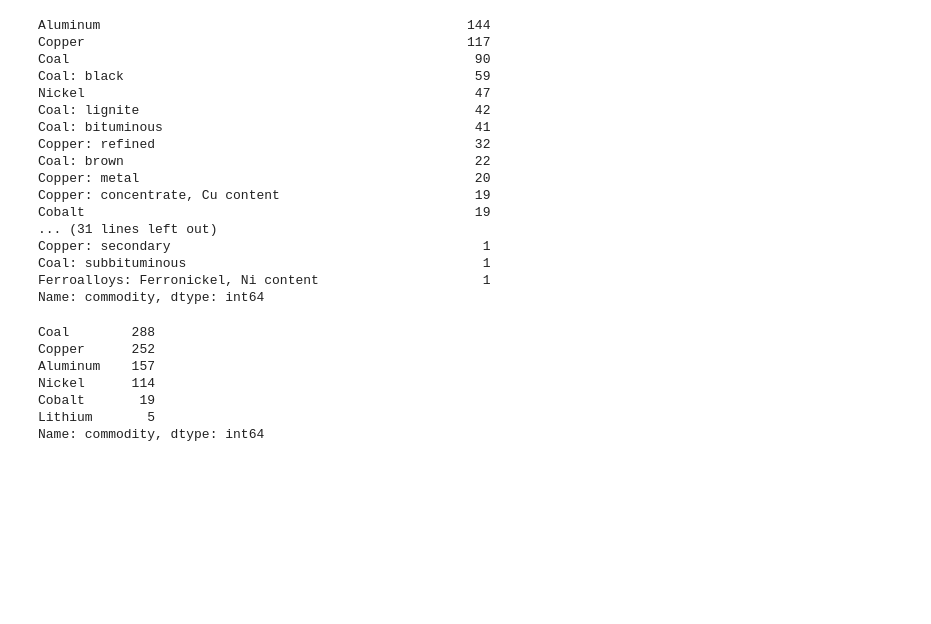
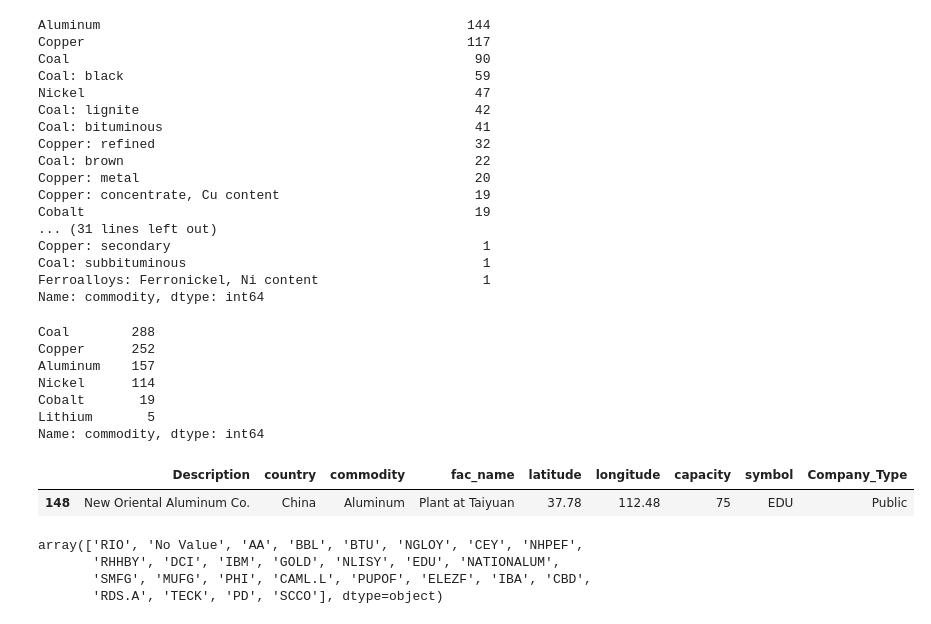
Before and after one commit to peteturnham/commidity-tracker, a Jupyter notebook: Project2/Untitled.ipynb, the cells around one changed output. Cells and saved outputs as stored; diff of their text form; code cells hidden in the pictures; blank space fills up the shorter version.

```diff
--- a/Project2/Untitled.ipynb
+++ b/Project2/Untitled.ipynb
@@ -269,8 +269,18 @@ Name: commodity, dtype: int64
 # %%
 investor=investor.rename(columns={'SSL': 'symbol'})
 # %%
-# #JSON file
-# json= investor.to_json(path_or_buf='commodity.json',orient='records',lines=True)
+investor.loc[investor['symbol']=='EDU',:]
+# %% [output]
+|  | Description | country | commodity | fac_name | latitude | longitude | capacity | symbol | Company_Type |
+| 148 | New Oriental Aluminum Co. | China | Aluminum | Plant at Taiyuan | 37.78 | 112.48 | 75 | EDU | Public |
 # %%
 #have the data in JSON file
 file=investor.to_json("commodity.json", orient = "records", date_format = "epoch", double_precision = 10, force_ascii = True, date_unit = "ms", default_handler = None)
+# %%
+ticker=investor['symbol'].unique()
+ticker
+# %% [output]
+array(['RIO', 'No Value', 'AA', 'BBL', 'BTU', 'NGLOY', 'CEY', 'NHPEF',
+       'RHHBY', 'DCI', 'IBM', 'GOLD', 'NLISY', 'EDU', 'NATIONALUM',
+       'SMFG', 'MUFG', 'PHI', 'CAML.L', 'PUPOF', 'ELEZF', 'IBA', 'CBD',
+       'RDS.A', 'TECK', 'PD', 'SCCO'], dtype=object)
```
Also changed, not shown: parts of 36 cells of this notebook, 28 other files.
